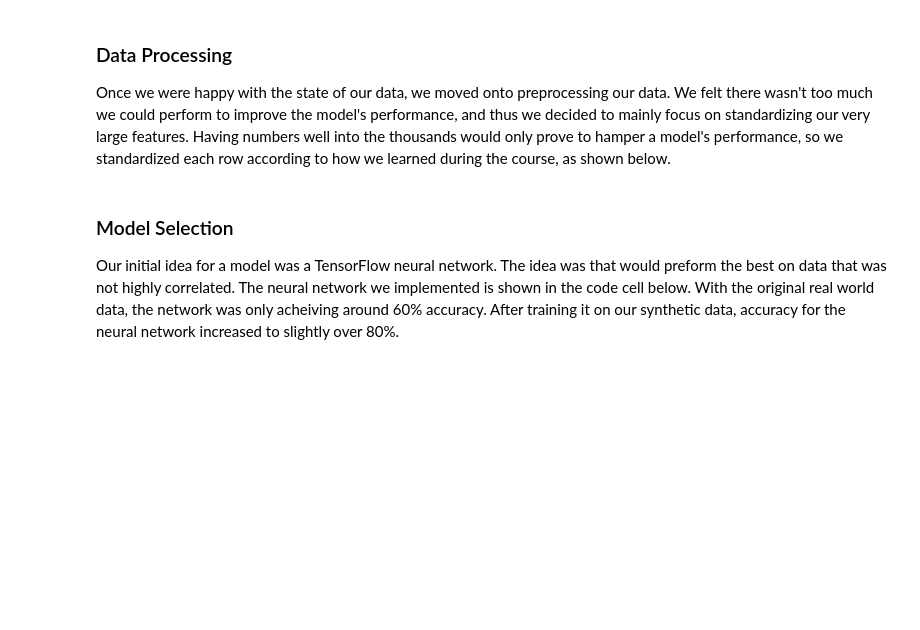
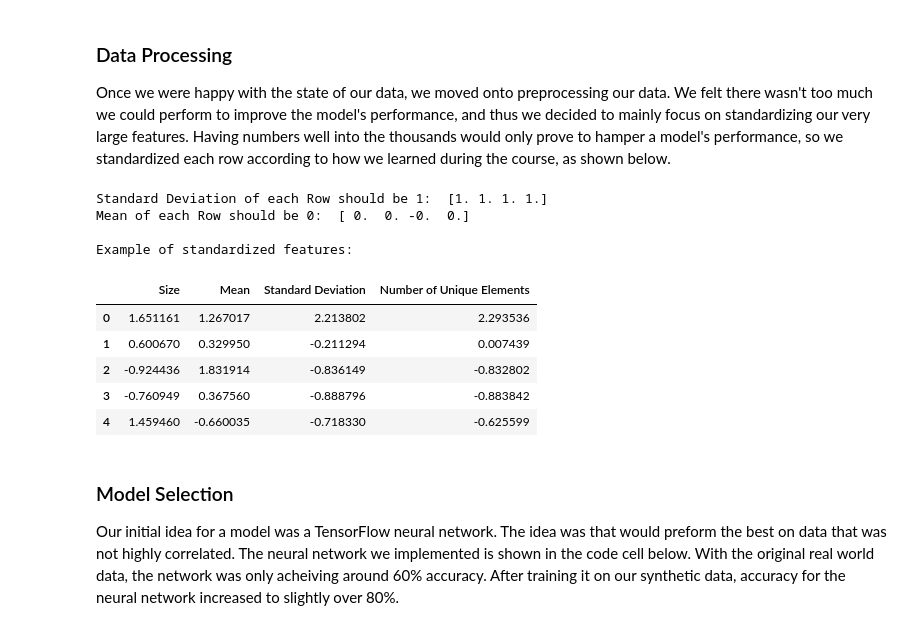
Before and after one commit to Andy-Borch/Efficient-Algorithm-Predictor, a Jupyter notebook: report.ipynb, the cells around one changed output. Drawn from its saved outputs; the diff is of its cells as text; code cells hidden in the pictures; blank space fills up the shorter version.

```diff
--- a/report.ipynb
+++ b/report.ipynb
@@ -386,19 +385,35 @@ def generate_random_features(row, noise_scale=10):
 
 Once we were happy with the state of our data, we moved onto preprocessing our data. We felt there wasn't too much we could perform to improve the model's performance, and thus we decided to mainly focus on standardizing our very large features. Having numbers well into the thousands would only prove to hamper a model's performance, so we standardized each row according to how we learned during the course, as shown below.
 # %%
-features_list = load_features()
+def standardize(matrix):
+    return (matrix - np.mean(matrix, axis=0)) / np.std(matrix, axis=0)
 
-features = np.array(features_list)
-features = features[:-1, :]
+features = np.array(raw_features)
 features_to_standardize = features[:, :4]
 
 floats = features_to_standardize.astype(float)
 standardized = standardize(floats)
 
 print("Standard Deviation of each Row should be 1: ", np.std(standardized, axis=0))
 print("Mean of each Row should be 0: ", np.round(np.mean(standardized, axis=0)))
 
 features[:, 0:4] = standardized
+
+example_standardized_features = standardized[0:5, :]
+
+print("\nExample of standardized features:")
+pd.DataFrame(example_standardized_features, columns = ['Size', 'Mean', 'Standard Deviation' ,'Number of Unique Elements'])
+# %% [output]
+Standard Deviation of each Row should be 1:  [1. 1. 1. 1.]
+Mean of each Row should be 0:  [ 0.  0. -0.  0.]
+
+Example of standardized features:
+|  | Size | Mean | Standard Deviation | Number of Unique Elements |
+| 0 | 1.651161 | 1.267017 | 2.213802 | 2.293536 |
+| 1 | 0.600670 | 0.329950 | -0.211294 | 0.007439 |
+| 2 | -0.924436 | 1.831914 | -0.836149 | -0.832802 |
+| 3 | -0.760949 | 0.367560 | -0.888796 | -0.883842 |
+| 4 | 1.459460 | -0.660035 | -0.718330 | -0.625599 |
 # %% [markdown]
 ### Model Selection
 Our initial idea for a model was a TensorFlow neural network. The idea was that would preform the best on data that was not highly correlated. The neural network we implemented is shown in the code cell below. With the original real world data, the network was only acheiving around 60% accuracy. After training it on our synthetic data, accuracy for the neural network increased to slightly over 80%.
```
Also changed, not shown: parts of 8 cells of this notebook.
